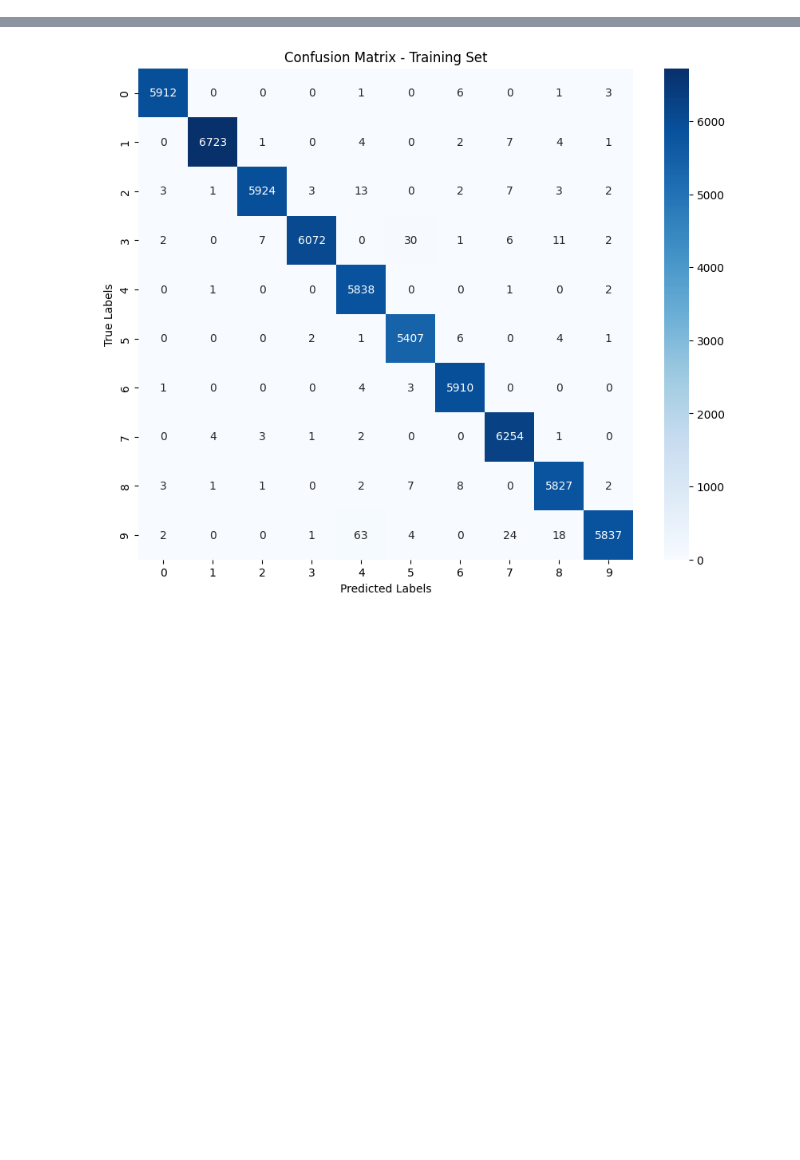
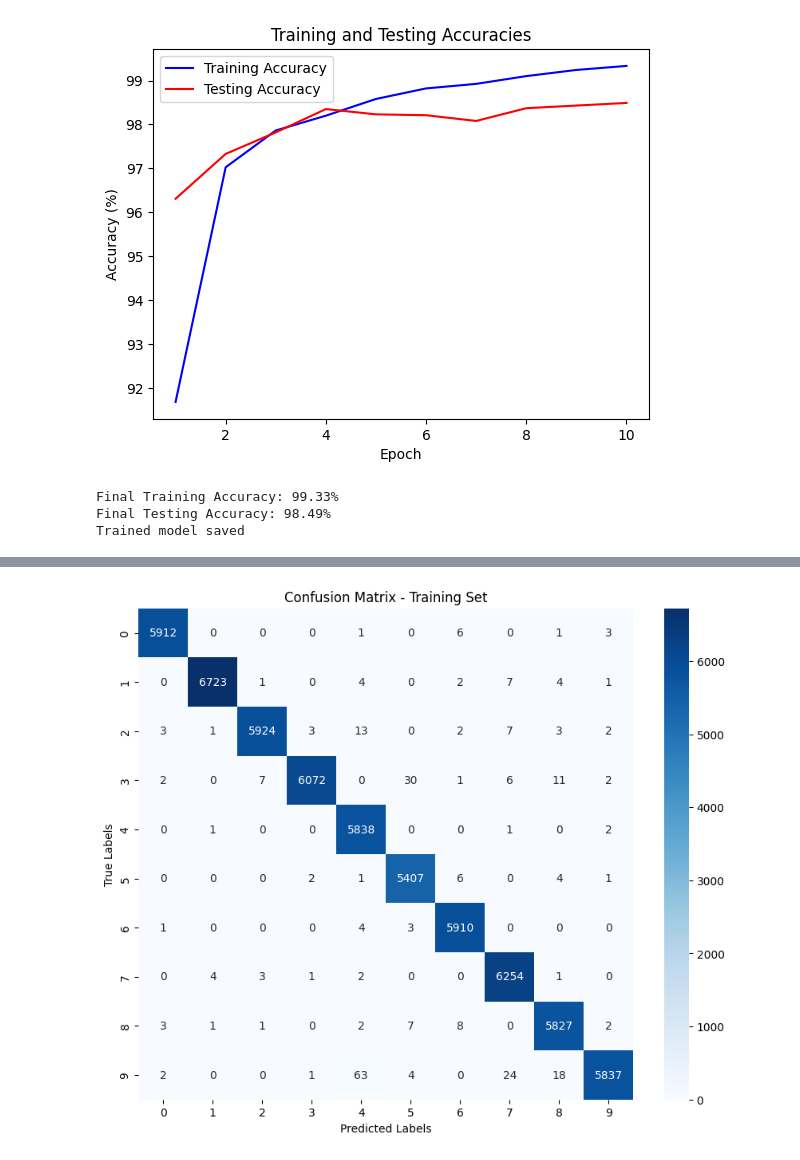
Before and after one commit to Sid1279/MNIST-CNN, a Jupyter notebook: MNIST PyTorch CNN.ipynb, the cells around one changed output, grey strips where cells are left out. Saved outputs shown, nothing was run; the diff lists cells and outputs as text; code cells hidden in the pictures; blank space fills up the shorter version.

```diff
--- a/MNIST PyTorch CNN.ipynb
+++ b/MNIST PyTorch CNN.ipynb
@@ -151,6 +152,6 @@ print(f'Final Training Accuracy: {train_accuracies[-1]:.2f}%')
 print(f'Final Testing Accuracy: {test_accuracies[-1]:.2f}%')
 
 # Save the trained model
-torch.save(model.state_dict(), 'MNIST.pth')
+torch.save(model.state_dict(), os.path.join("models", "MNIST.pth"))
 print("Trained model saved")
 # %% [output]
@@ -158,3 +178,7 @@ RuntimeError: mat1 and mat2 shapes cannot be multiplied (64x576 and 3136x128)
+[figure, added]
+Final Training Accuracy: 99.33%
+Final Testing Accuracy: 98.49%
+Trained model saved
 # %%
 %load_ext tensorboard
 %tensorboard --logdir=runs
```
Also changed, not shown: parts of 5 cells of this notebook, 3 other files.
